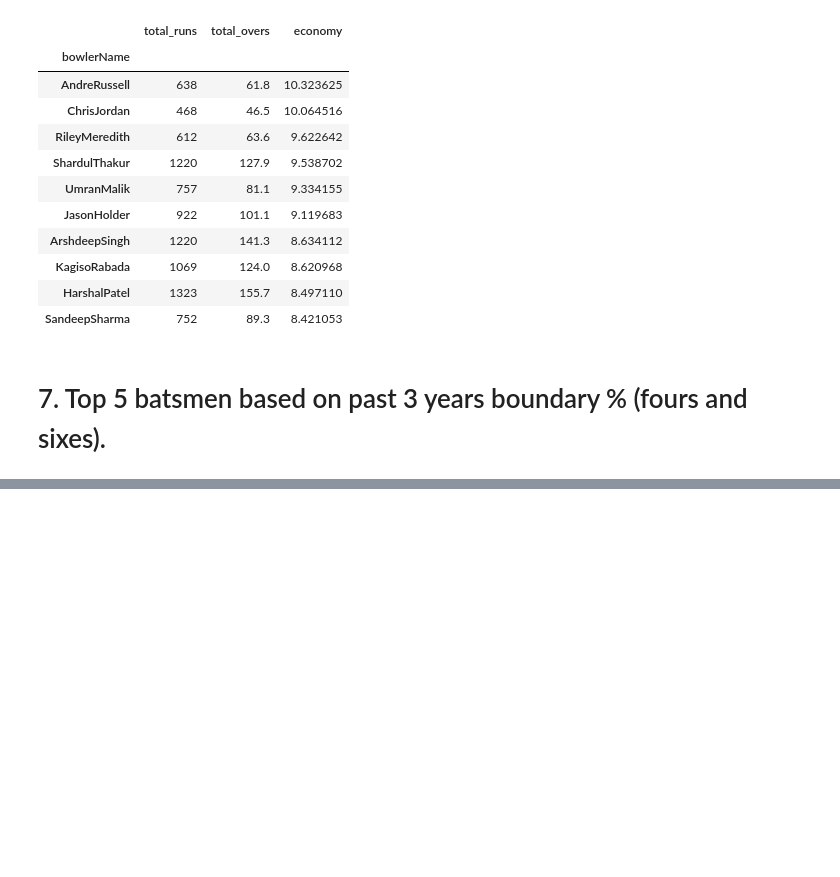
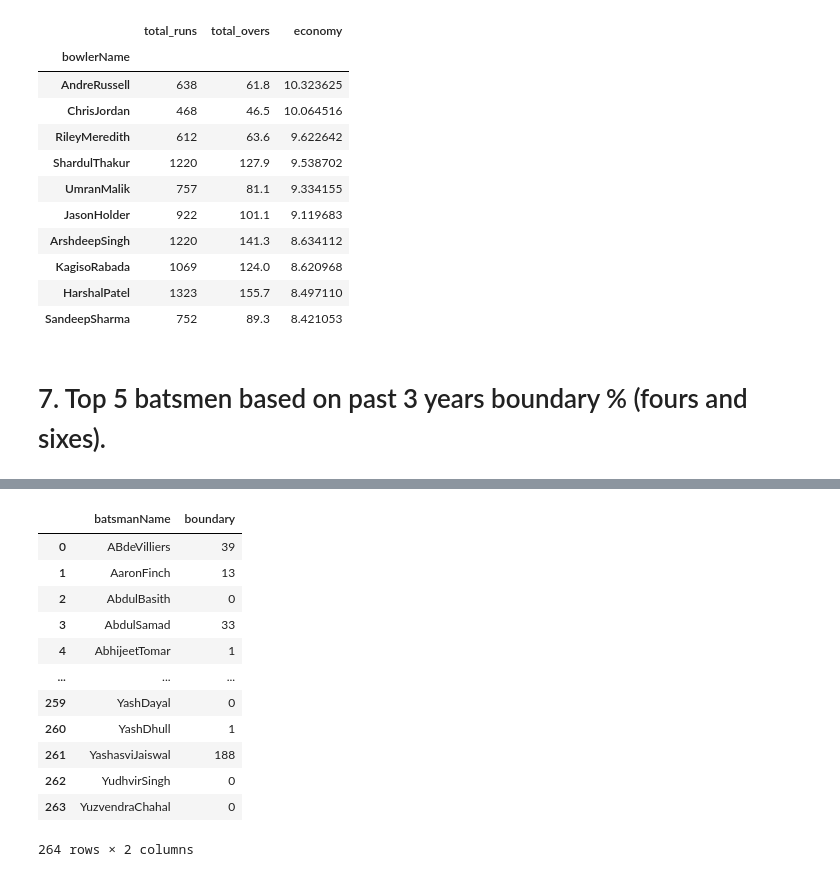
Before and after one commit to sourabhms66/ipl_2024, a Jupyter notebook: codes.ipynb, the cells around one changed output, grey strips where cells are left out. Drawn from its saved outputs; the diff is of its cells as text; code cells hidden in the pictures; blank space fills up the shorter version.

```diff
--- a/codes.ipynb
+++ b/codes.ipynb
@@ -802,0 +819,2 @@ bowler_top_10_economy.sort_values(by='economy',ascending=False).head(10)
+# %%
+bating_boundary = bating.copy()
@@ -802,0 +841,16 @@ bowler_top_10_economy.sort_values(by='economy',ascending=False).head(10)
+# %%
+bating_boundary.groupby('batsmanName')['boundary'].sum().reset_index()
+# %% [output]
+|  | batsmanName | boundary |
+| 0 | ABdeVilliers | 39 |
+| 1 | AaronFinch | 13 |
+| 2 | AbdulBasith | 0 |
+| 3 | AbdulSamad | 33 |
+| 4 | AbhijeetTomar | 1 |
+| ... | ... | ... |
+| 259 | YashDayal | 0 |
+| 260 | YashDhull | 1 |
+| 261 | YashasviJaiswal | 188 |
+| 262 | YudhvirSingh | 0 |
+| 263 | YuzvendraChahal | 0 |
+264 rows × 2 columns
```
Also changed, not shown: parts of 9 cells of this notebook.
